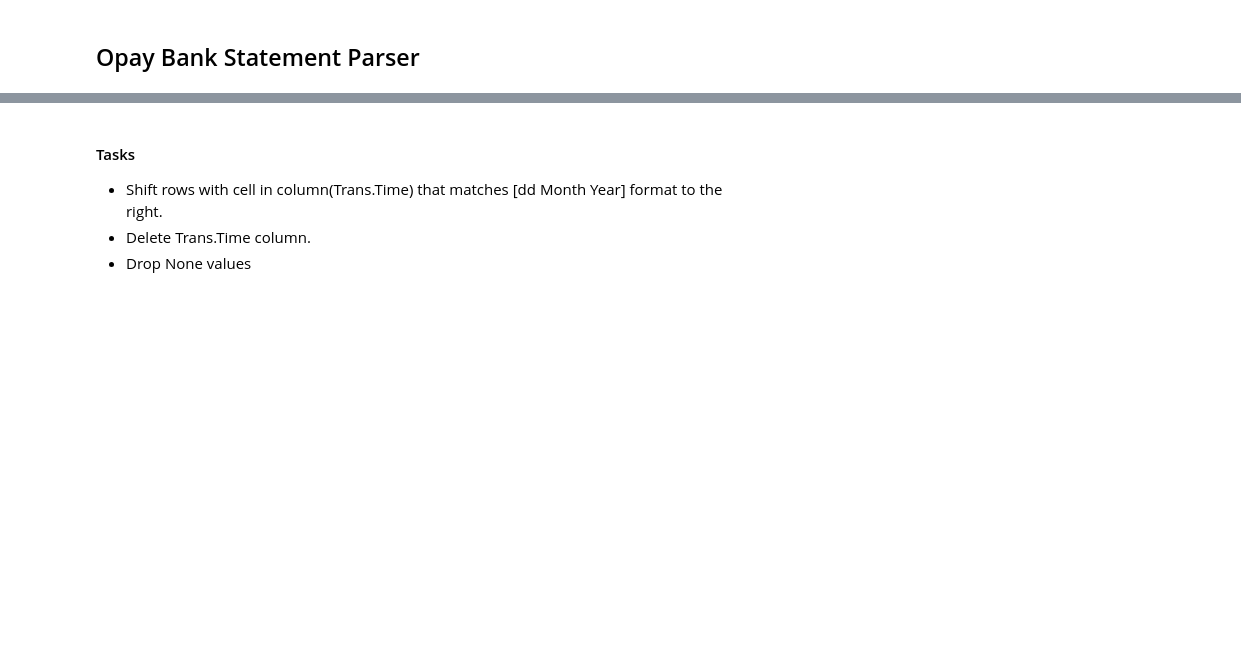
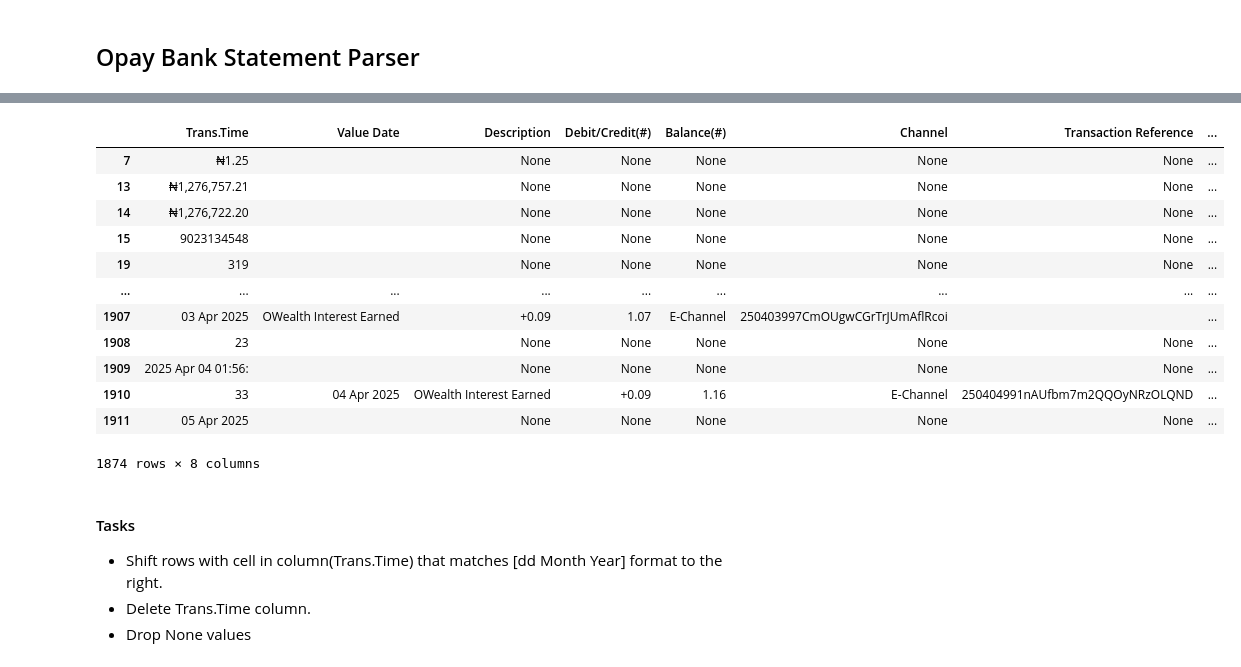
Before and after one commit to Iyanuvicky22/bank_statement_parser, a Jupyter notebook: opay_bs/opay_bs_parser.ipynb, the cells around one changed output, grey strips where cells are left out. Drawn from its saved outputs; the diff is of its cells as text; code cells hidden in the pictures; blank space fills up the shorter version.

```diff
--- a/opay_bs/opay_bs_parser.ipynb
+++ b/opay_bs/opay_bs_parser.ipynb
@@ -47,9 +76,24 @@ bank_statement.columns = col
 # %%
 # Dropping multiple headers and rows with irrelevant values.
 bs_df = bank_statement.copy()
 bs_df = bs_df.drop(bs_df[bs_df['Trans.Time']=='Trans. Time'].index)
 bs_df = bs_df[~bs_df['Trans.Time'].str.contains('^[A-Z]', regex=True)]
-bs_df = bs_df[~bs_df['Trans.Time'].str.contains('^₦', regex=True)]
+# bs_df = bs_df[~bs_df['Trans.Time'].str.contains('^₦', regex=True)] --  review
+bs_df
+# %% [output]
+|  | Trans.Time | Value Date | Description | Debit/Credit(#) | Balance(#) | Channel | Transaction Reference | ... |
+| 7 | ₦1.25 |  | None | None | None | None | None | ... |
+| 13 | ₦1,276,757.21 |  | None | None | None | None | None | ... |
+| 14 | ₦1,276,722.20 |  | None | None | None | None | None | ... |
+| 15 | 9023134548 |  | None | None | None | None | None | ... |
+| 19 | 319 |  | None | None | None | None | None | ... |
+| ... | ... | ... | ... | ... | ... | ... | ... | ... |
+| 1907 | 03 Apr 2025 | OWealth Interest Earned | +0.09 | 1.07 | E-Channel | 250403997CmOUgwCGrTrJUmAflRcoi |  | ... |
+| 1908 | 23 |  | None | None | None | None | None | ... |
+| 1909 | 2025 Apr 04 01:56: |  | None | None | None | None | None | ... |
+| 1910 | 33 | 04 Apr 2025 | OWealth Interest Earned | +0.09 | 1.16 | E-Channel | 250404991nAUfbm7m2QQOyNRzOLQND | ... |
+| 1911 | 05 Apr 2025 |  | None | None | None | None | None | ... |
+1874 rows × 8 columns
 # %%
 date_pattern = re.compile(r"\d{2} [A-Za-z]{3} \d{4}$")
 dt_complete_mapper = re.compile(r'^\d{4}\s(?:Jan|Feb|Mar|Apr|May|Jun|Jul|Aug|Sep|Oct|Nov|Dec)\s\d{2}\s\d{2}:\d{2}:\d{2}$')
```
Also changed, not shown: parts of 13 cells of this notebook, 6 other files.
